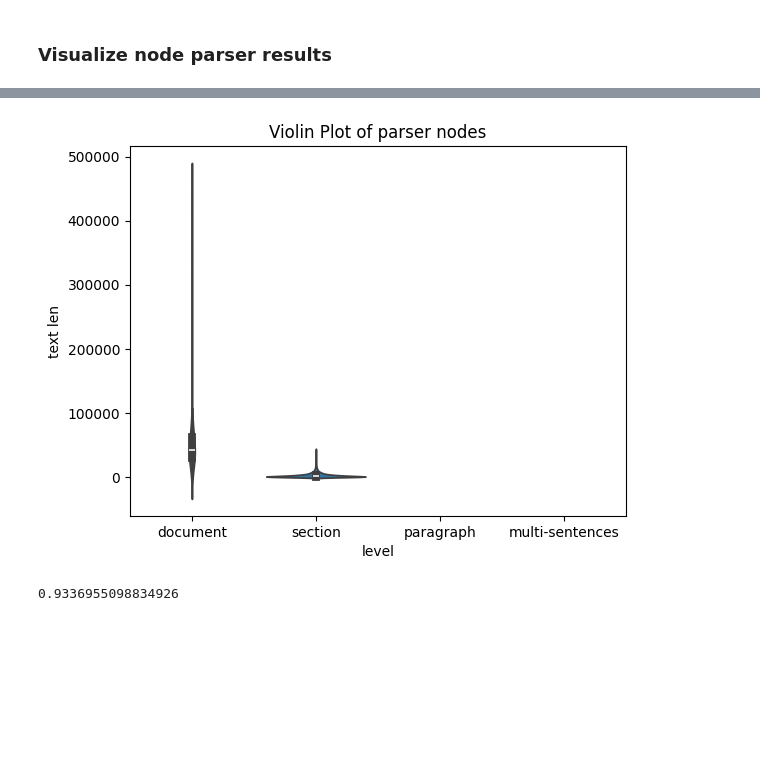
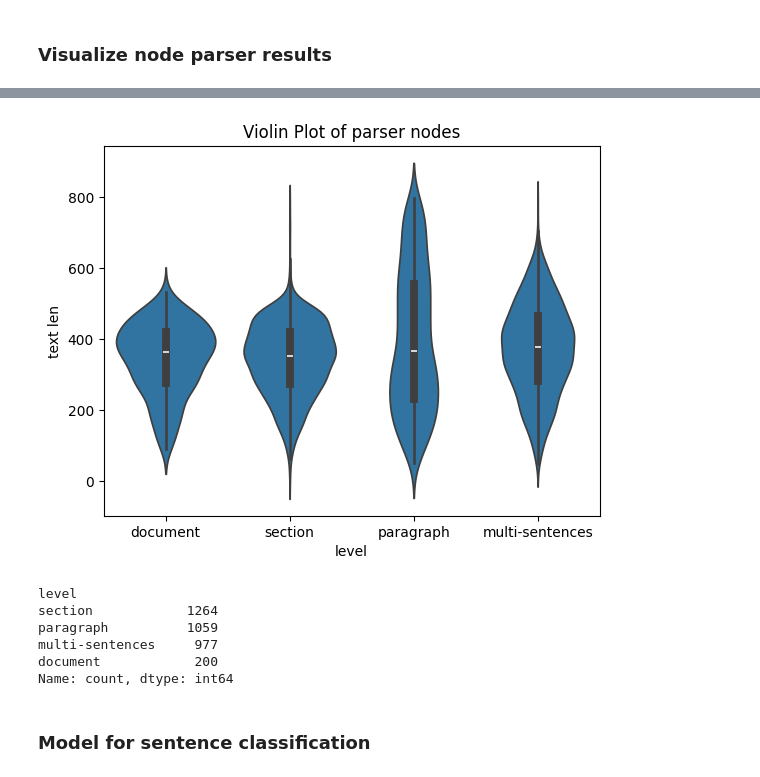
Before and after one commit to zz9tf/Fine-Tuned-GPT-2-with-articles-ground-truth, a Jupyter notebook: code/llamaIndex/basic/test.ipynb, the cells around one changed output, grey strips where cells are left out. Cells and saved outputs as stored; diff of their text form; code cells hidden in the pictures; blank space fills up the shorter version.

```diff
--- a/code/llamaIndex/basic/test.ipynb
+++ b/code/llamaIndex/basic/test.ipynb
@@ -415,11 +415,13 @@ def load_nodes_jsonl(file_path: str) -> List[TextNode]:
 
     return nodes
 # %%
-file_path = '/home/zhengzheng/scratch0/projects/Fine-Tuned-GPT-2-with-articles-ground-truth/code/llamaIndex/.save/gpt-4o-batch-all-p_2_parser_ManuallyHierarchicalNodeParser_8165_gpu_V100_nodeNum_200_pid_1.jsonl'
+file_path = r'D:\Projects(D)\Fine-Tuned-GPT-2-with-articles-ground-truth\code\llamaIndex\.cache\target_nodes.jsonl'
+# file_path = 'D:\Projects(D)\Fine-Tuned-GPT-2-with-articles-ground-truth\code\llamaIndex\.cache\gpt-4o-batch-all-p_2_parser_ManuallyHierarchicalNodeParser_8165_processing.jsonl'
 nodes = load_nodes_jsonl(file_path)
 # %%
 import pandas as pd
 import numpy as np
+section_titles = []
 ids = []
 levels = []
 texts = []
@@ -439,6 +441,10 @@ for node in nodes:
     parent_ids.append(parent_id)
     texts.append(text)
     text_lens.append(len(text))
+    if node.metadata['level'] == 'section':
+        section_titles.append(node.metadata['section_title'].lower())
+    else:
+        section_titles.append(None)
 
     if parent_id not in parent_id_counts:
         parent_id_counts[parent_id] = 0
@@ -455,7 +461,8 @@ df = pd.DataFrame({
     'level': levels,
     'text': texts,
     'text_len': text_lens,
-    'parent_id': parent_ids
+    'parent_id': parent_ids,
+    'section_titles': section_titles
 })
 df['parent_id_num'] = df['parent_id'].map(parent_id_counts)
 
@@ -512,20 +519,27 @@ plt.show()
 # %%
 import seaborn as sns
 import matplotlib.pyplot as plt
 
 # Create a violin plot
-sns.violinplot(x='level', y='diff_text_len_sum_children_len', data=df[df['text_len'] < 1000])
+sns.violinplot(x='level', y='text_len', data=df[df['text_len'] < 800])
 
 # Add titles and labels
 plt.title('Violin Plot of parser nodes')
 plt.xlabel('level')
 plt.ylabel('text len')
 
 # Show the plot
 plt.show()
 # %% [output]
-[figure, old version]
+[figure, new version]
-# %%
-len(df[df['text_len']<1000])/len(df)
-# %% [output]
-0.9336955098834926
+# %%
+df['level'].value_counts()
+# %% [output]
+level
+section            1264
+paragraph          1059
+multi-sentences     977
+document            200
+Name: count, dtype: int64
+# %% [markdown]
+### Model for sentence classification
```
Also changed, not shown: parts of 12 cells of this notebook, 7 other files.
